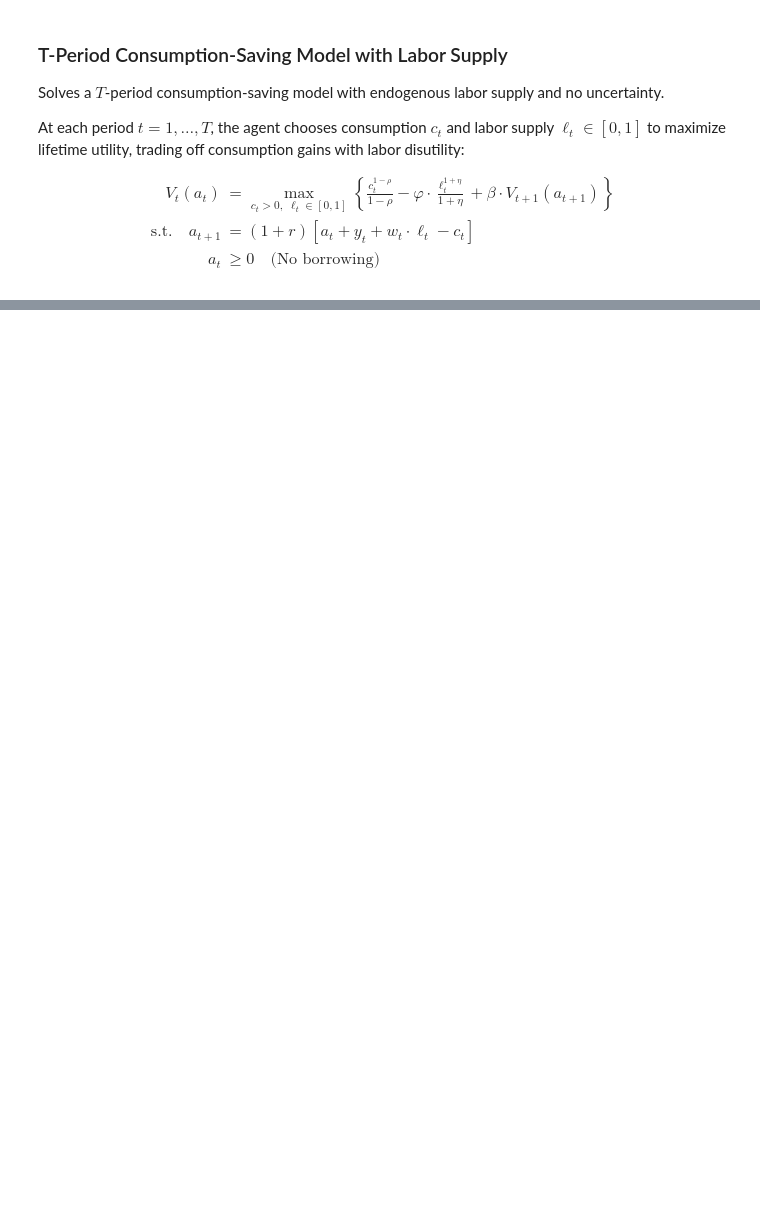
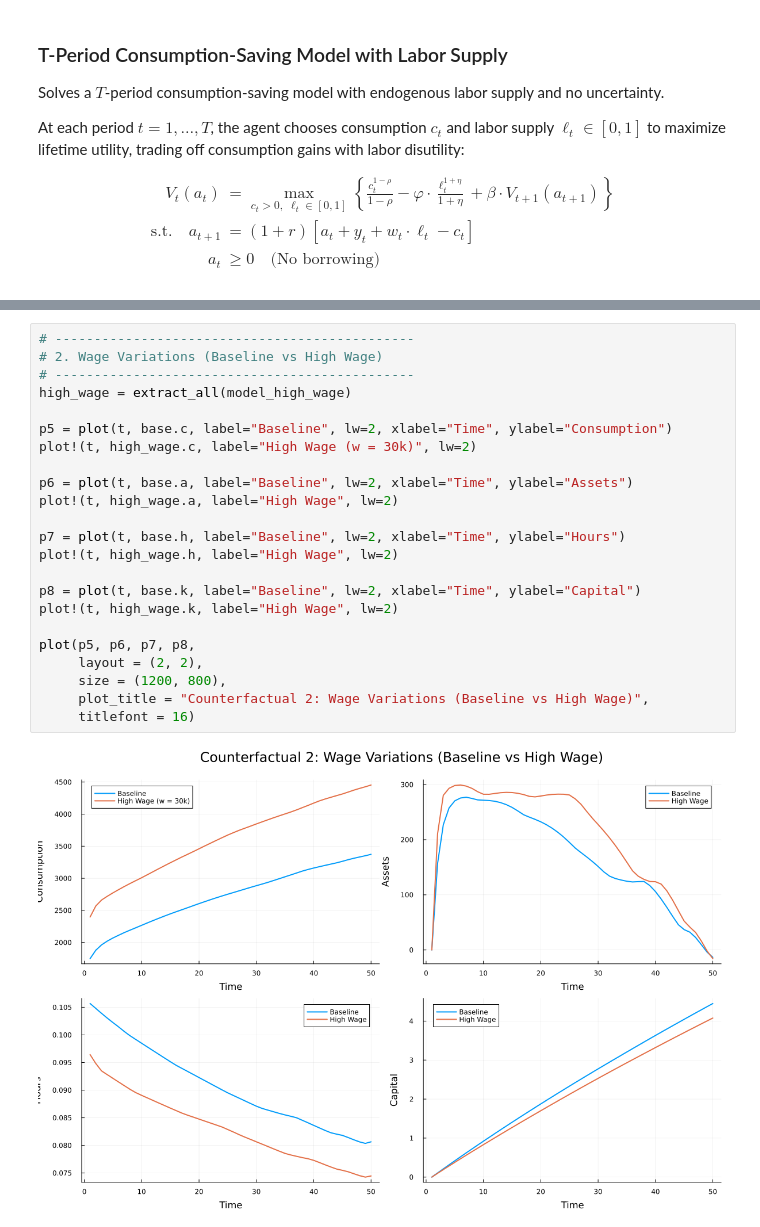
Before and after one commit to Ali-Iranpour/Structural-estimation, a Jupyter notebook: ConSavLabor.ipynb, the cells around one changed output, grey strips where cells are left out. Cells and saved outputs as stored; diff of their text form; blank space fills up the shorter version.

```diff
--- a/ConSavLabor.ipynb
+++ b/ConSavLabor.ipynb
@@ -675,0 +496,25 @@ Suggestion: check for spelling errors or missing imports.
+# %%
+# ----------------------------------------------
+# 2. Wage Variations (Baseline vs High Wage)
+# ----------------------------------------------
+high_wage = extract_all(model_high_wage)
+
+p5 = plot(t, base.c, label="Baseline", lw=2, xlabel="Time", ylabel="Consumption")
+plot!(t, high_wage.c, label="High Wage (w = 30k)", lw=2)
+
+p6 = plot(t, base.a, label="Baseline", lw=2, xlabel="Time", ylabel="Assets")
+plot!(t, high_wage.a, label="High Wage", lw=2)
+
+p7 = plot(t, base.h, label="Baseline", lw=2, xlabel="Time", ylabel="Hours")
+plot!(t, high_wage.h, label="High Wage", lw=2)
+
+p8 = plot(t, base.k, label="Baseline", lw=2, xlabel="Time", ylabel="Capital")
+plot!(t, high_wage.k, label="High Wage", lw=2)
+
+plot(p5, p6, p7, p8,
+     layout = (2, 2),
+     size = (1200, 800),
+     plot_title = "Counterfactual 2: Wage Variations (Baseline vs High Wage)",
+     titlefont = 16)
+# %% [output]
+[figure, added]
```
Also changed, not shown: parts of 23 cells of this notebook.
